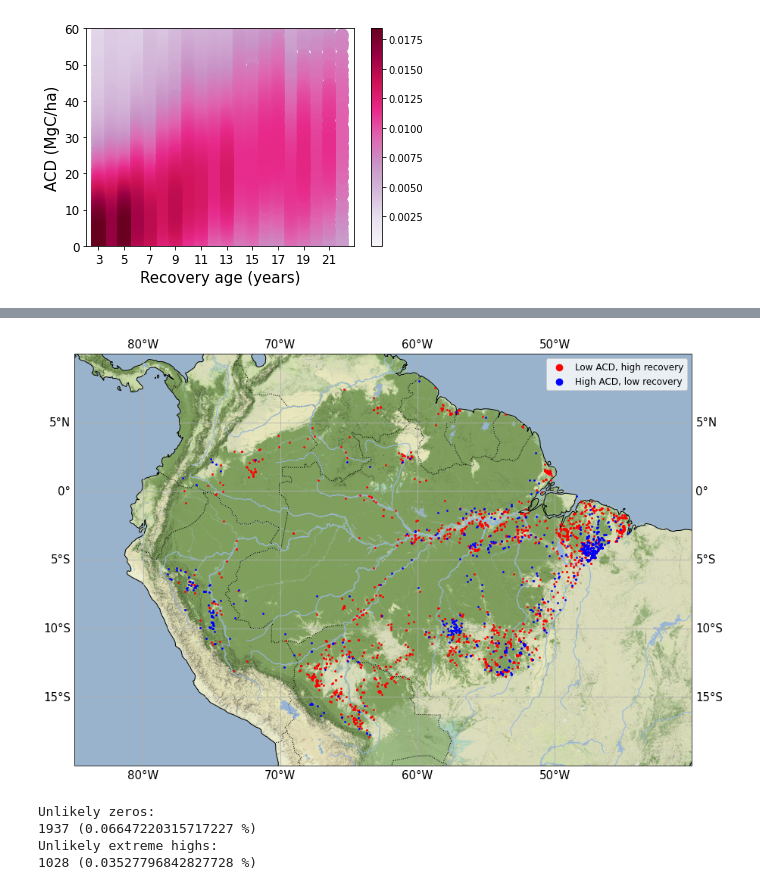
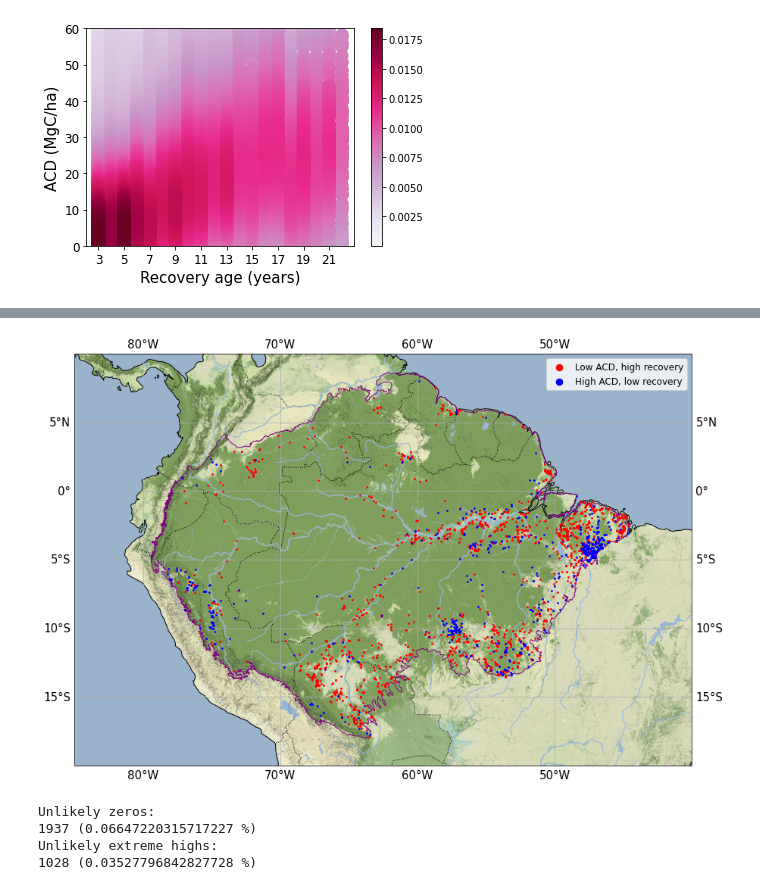
Before and after one commit to ameliaholcomb/biomass-recovery, a Jupyter notebook: notebooks/28-ah2174-gedi-recovery-figures.ipynb, the cells around one changed output, grey strips where cells are left out. Saved outputs shown, nothing was run; the diff lists cells and outputs as text; code cells hidden in the pictures.

```diff
--- a/notebooks/28-ah2174-gedi-recovery-figures.ipynb
+++ b/notebooks/28-ah2174-gedi-recovery-figures.ipynb
@@ -180,34 +280,38 @@ ax = fig.add_subplot(1, 1, 1, projection=ccrs.PlateCarree())
 ax.set_extent([-85, -40, -20, 10], crs=ccrs.PlateCarree())
 
 # Background: Stamen terrain with added Cartopy features
 stamen_terrain = cimgt.Stamen('terrain-background')
 ax.add_image(stamen_terrain, 8)
 ax.add_feature(cfeature.LAND)
 ax.add_feature(cfeature.OCEAN)
 ax.add_feature(cfeature.COASTLINE)
 ax.add_feature(cfeature.BORDERS, linestyle=':')
 ax.add_feature(cfeature.LAKES, alpha=0.5)
 ax.add_feature(cfeature.RIVERS)
+
+# Add the region shapefile
+shape = gpd.read_file("/home/ah2174/shapefiles/Amazon_rainforest_shapefile.zip")
+shape.plot(ax=ax, color='none', edgecolor='slategrey', linewidth=1, zorder=5)
 
 # Plot our data
 low = quality_gedi_gdf[(quality_gedi_gdf.agcd < 1) & (quality_gedi_gdf.recovery_period > 5)]
 high = quality_gedi_gdf[(quality_gedi_gdf.agcd > 100) & (quality_gedi_gdf.recovery_period < 4)]
 low.plot(color="red", zorder=10, markersize=3, ax=ax)
 high.plot(color="blue", zorder=10, markersize=3, ax=ax)
 
 # Longitude and latitude degrees on the axes
 gl = ax.gridlines(draw_labels=True, dms=True, x_inline=False, y_inline=False)
 gl.xlabel_style = {'size': 15}
 gl.ylabel_style = {'size': 15}
 
 plt.legend(["Low ACD, high recovery", "High ACD, low recovery"], loc=0, frameon=True, fontsize="large", markerscale=5)
 
 plt.show()
 
 high_discrepancies = quality_gedi_gdf[(quality_gedi_gdf.agcd > 100) & (quality_gedi_gdf.recovery_period < 4)]
 high_discrepancies.to_csv("~/test/high_discrepancies.csv")
 # %% [output]
-[figure, old version]
+[figure, new version]
 # %%
 low_count = len(quality_gedi[(quality_gedi.agcd < 1) & (quality_gedi.recovery_period > 5)])
 low_pct = low_count/len(quality_gedi)
```
Also changed, not shown: parts of 8 cells of this notebook.
